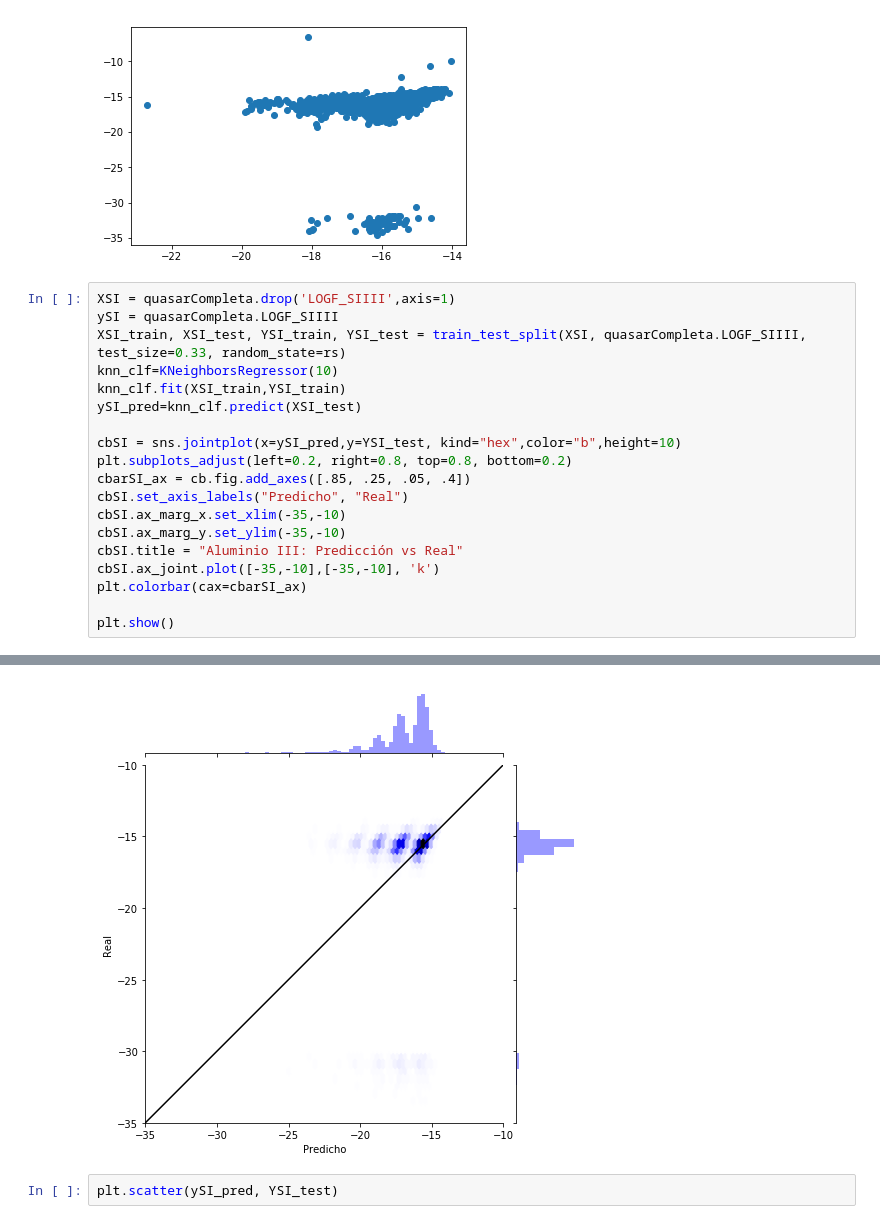
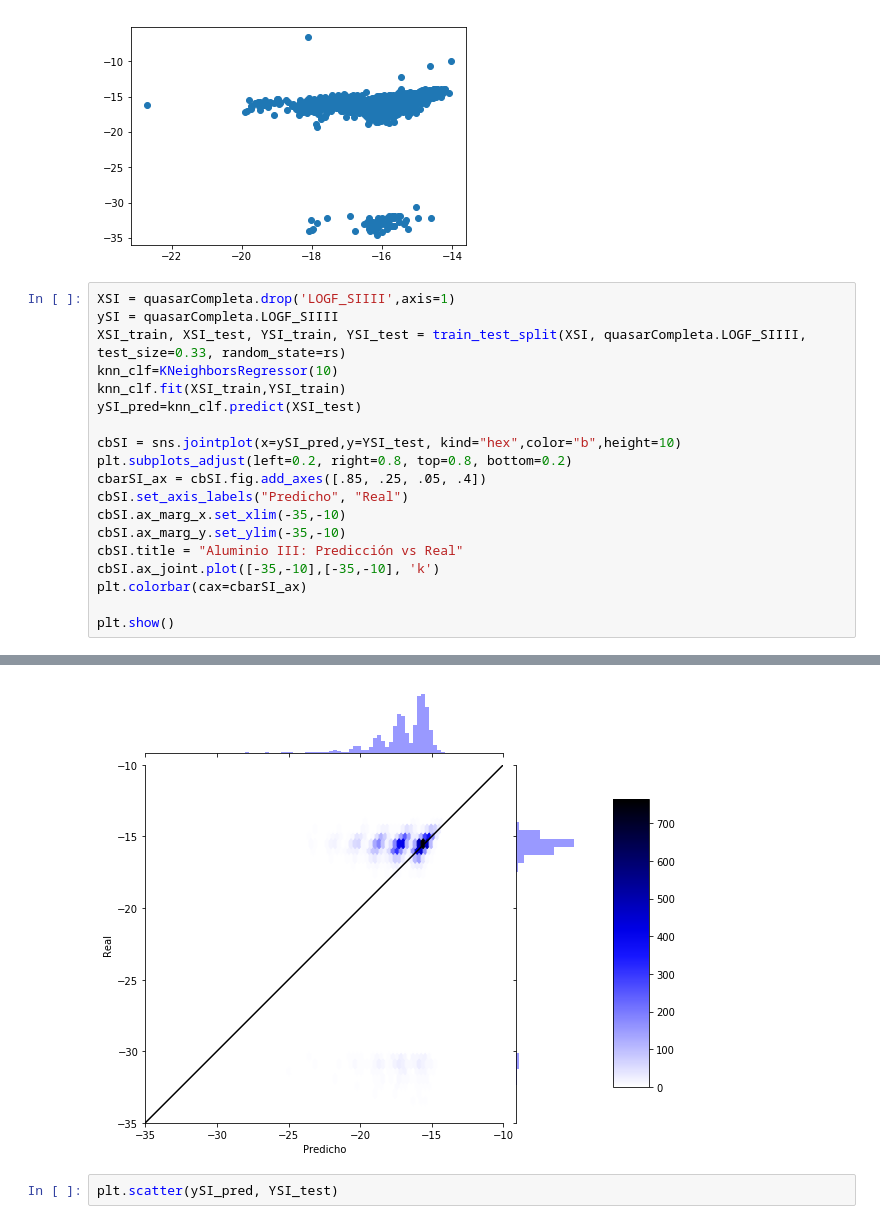
Before and after one commit to astrodatos/proyecto_aape, a Jupyter notebook: RegressionQuasar.ipynb, the cells around one changed output, grey strips where cells are left out. Drawn from its saved outputs; the diff is of its cells as text.

```diff
--- a/RegressionQuasar.ipynb
+++ b/RegressionQuasar.ipynb
@@ -287,7 +305,7 @@ ySI_pred=knn_clf.predict(XSI_test)
 
 cbSI = sns.jointplot(x=ySI_pred,y=YSI_test, kind="hex",color="b",height=10)
 plt.subplots_adjust(left=0.2, right=0.8, top=0.8, bottom=0.2)
-cbarSI_ax = cb.fig.add_axes([.85, .25, .05, .4])
+cbarSI_ax = cbSI.fig.add_axes([.85, .25, .05, .4])
 cbSI.set_axis_labels("Predicho", "Real")
 cbSI.ax_marg_x.set_xlim(-35,-10)
 cbSI.ax_marg_y.set_ylim(-35,-10)
@@ -302,4 +318,4 @@ Adding an axes using the same arguments as a previous axes currently reuses the
-[figure, old version]
+[figure, new version]
 # %%
 plt.scatter(ySI_pred, YSI_test)
 # %% [output]
```
Also changed, not shown: parts of 12 cells of this notebook.
